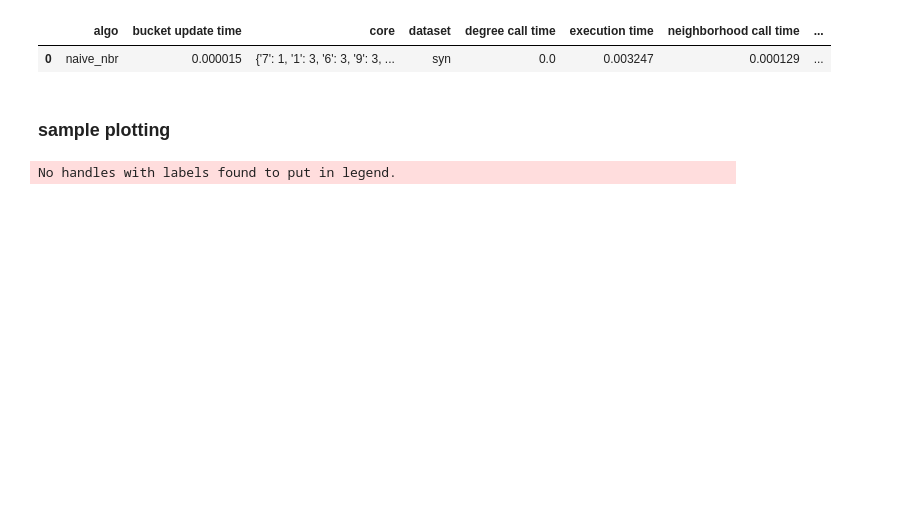
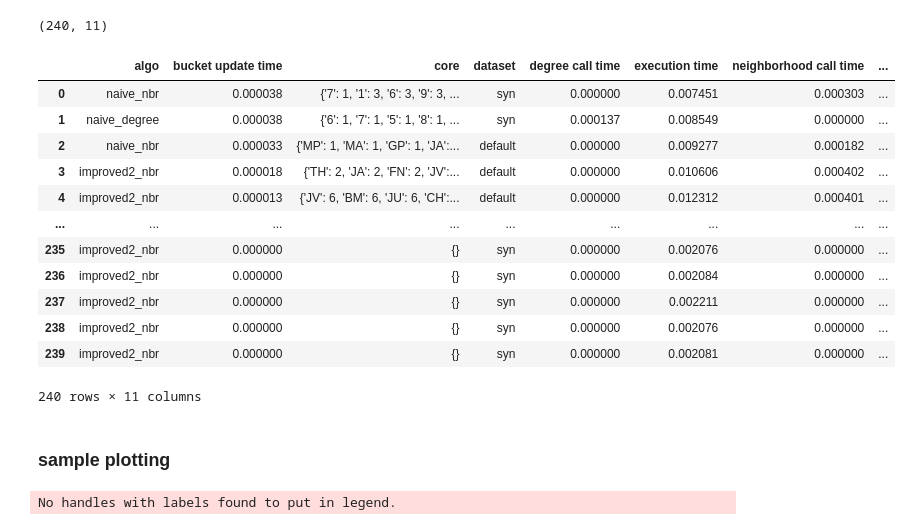
Before and after one commit to bishwamittra/scripts_hg-core-decomposition, a Jupyter notebook: read_output.ipynb, the cells around one changed output. Cells and saved outputs as stored; diff of their text form; code cells hidden in the pictures; blank space fills up the shorter version.

```diff
--- a/read_output.ipynb
+++ b/read_output.ipynb
@@ -9,11 +9,24 @@ fontsize = 22
 labelsize = 18
 # %%
 df = pd.read_csv("data/output/result.csv", header=None)
-df.columns = ['algo', 'bucket update time', 'core', 'dataset', 'degree call time', 'execution time', 'neighborhood call time', 'num bucket update', 'num degree computation', 'num neighborhood computation']
+df.columns = ['algo', 'bucket update time', 'core', 'dataset', 'degree call time', 'execution time', 'neighborhood call time', 'num bucket update', 'num degree computation', 'num neighborhood computation', 'param_s']
+print(df.shape)
 df
 # %% [output]
+(240, 11)
 |  | algo | bucket update time | core | dataset | degree call time | execution time | neighborhood call time | ... |
-| 0 | naive_nbr | 0.000015 | {'7': 1, '1': 3, '6': 3, '9': 3, ... | syn | 0.0 | 0.003247 | 0.000129 | ... |
+| 0 | naive_nbr | 0.000038 | {'7': 1, '1': 3, '6': 3, '9': 3, ... | syn | 0.000000 | 0.007451 | 0.000303 | ... |
+| 1 | naive_degree | 0.000038 | {'6': 1, '7': 1, '5': 1, '8': 1, ... | syn | 0.000137 | 0.008549 | 0.000000 | ... |
+| 2 | naive_nbr | 0.000033 | {'MP': 1, 'MA': 1, 'GP': 1, 'JA':... | default | 0.000000 | 0.009277 | 0.000182 | ... |
+| 3 | improved2_nbr | 0.000018 | {'TH': 2, 'JA': 2, 'FN': 2, 'JV':... | default | 0.000000 | 0.010606 | 0.000402 | ... |
+| 4 | improved2_nbr | 0.000013 | {'JV': 6, 'BM': 6, 'JU': 6, 'CH':... | default | 0.000000 | 0.012312 | 0.000401 | ... |
+| ... | ... | ... | ... | ... | ... | ... | ... | ... |
+| 235 | improved2_nbr | 0.000000 | {} | syn | 0.000000 | 0.002076 | 0.000000 | ... |
+| 236 | improved2_nbr | 0.000000 | {} | syn | 0.000000 | 0.002084 | 0.000000 | ... |
+| 237 | improved2_nbr | 0.000000 | {} | syn | 0.000000 | 0.002211 | 0.000000 | ... |
+| 238 | improved2_nbr | 0.000000 | {} | syn | 0.000000 | 0.002076 | 0.000000 | ... |
+| 239 | improved2_nbr | 0.000000 | {} | syn | 0.000000 | 0.002081 | 0.000000 | ... |
+240 rows × 11 columns
 # %% [markdown]
 ### sample plotting
 # %%
```
Also changed, not shown: parts of 4 cells of this notebook, 3 other files.
